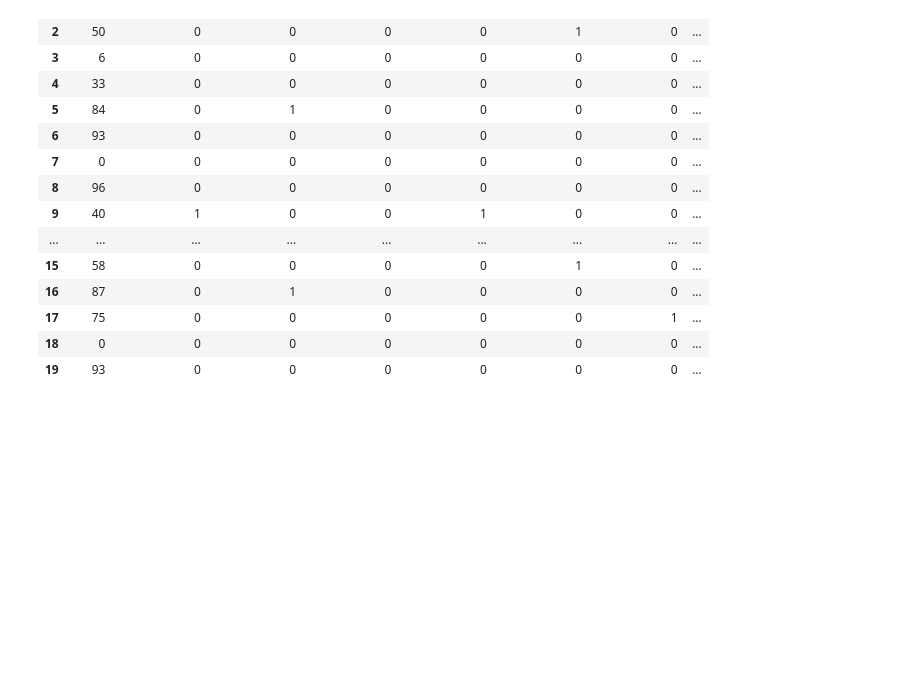
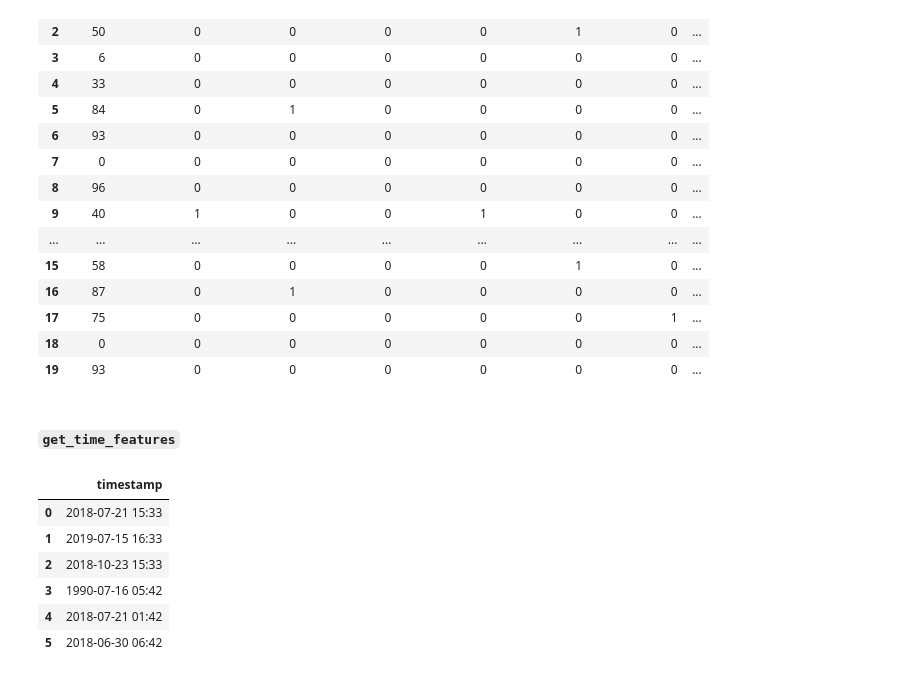
Before and after one commit to datascienceisrael/python3-dsgutils, a Jupyter notebook: examples.ipynb, the cells around one changed output. Drawn from its saved outputs; the diff is of its cells as text; code cells hidden in the pictures; blank space fills up the shorter version.

```diff
--- a/examples.ipynb
+++ b/examples.ipynb
@@ -809,3 +811,19 @@ data
 | 17 | 75 | 0 | 0 | 0 | 0 | 0 | 1 | ... |
 | 18 | 0 | 0 | 0 | 0 | 0 | 0 | 0 | ... |
 | 19 | 93 | 0 | 0 | 0 | 0 | 0 | 0 | ... |
+# %% [markdown]
+#### `get_time_features`
+# %%
+times = ['2018-07-21 15:33', '2019-07-15 16:33', '2018-10-23 15:33', '1990-07-16 05:42',\
+         '2018-07-21 01:42', '2018-06-30 06:42']
+data = pd.DataFrame()
+data["timestamp"] = times
+data
+# %% [output]
+|  | timestamp |
+| 0 | 2018-07-21 15:33 |
+| 1 | 2019-07-15 16:33 |
+| 2 | 2018-10-23 15:33 |
+| 3 | 1990-07-16 05:42 |
+| 4 | 2018-07-21 01:42 |
+| 5 | 2018-06-30 06:42 |
```
Also changed, not shown: parts of 18 cells of this notebook, 1 other file.
